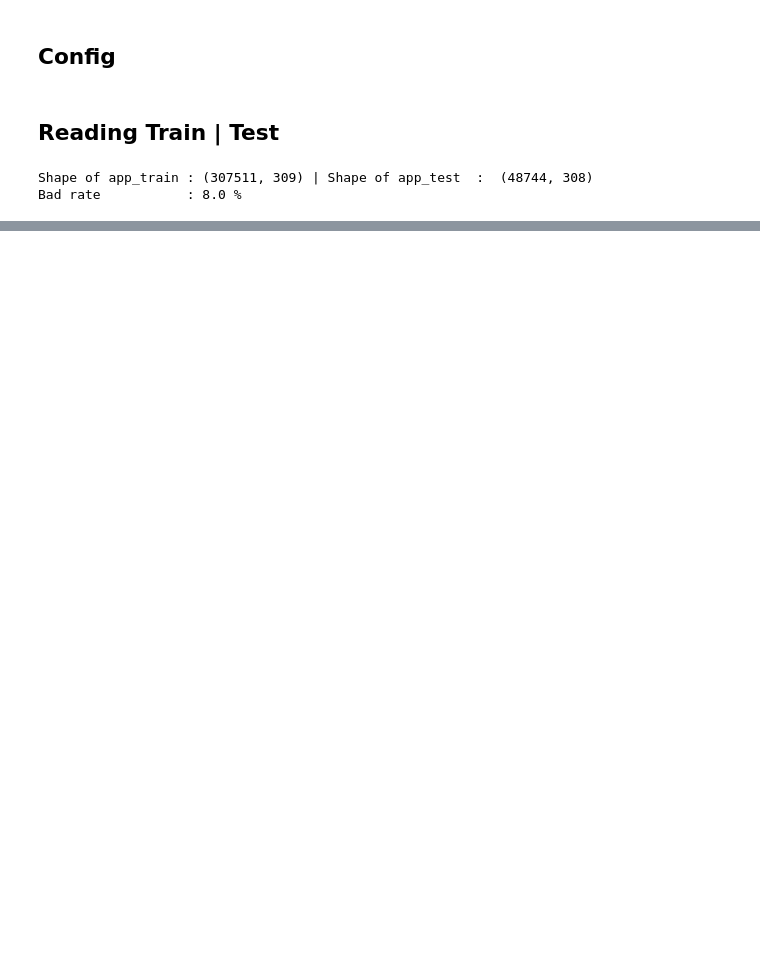
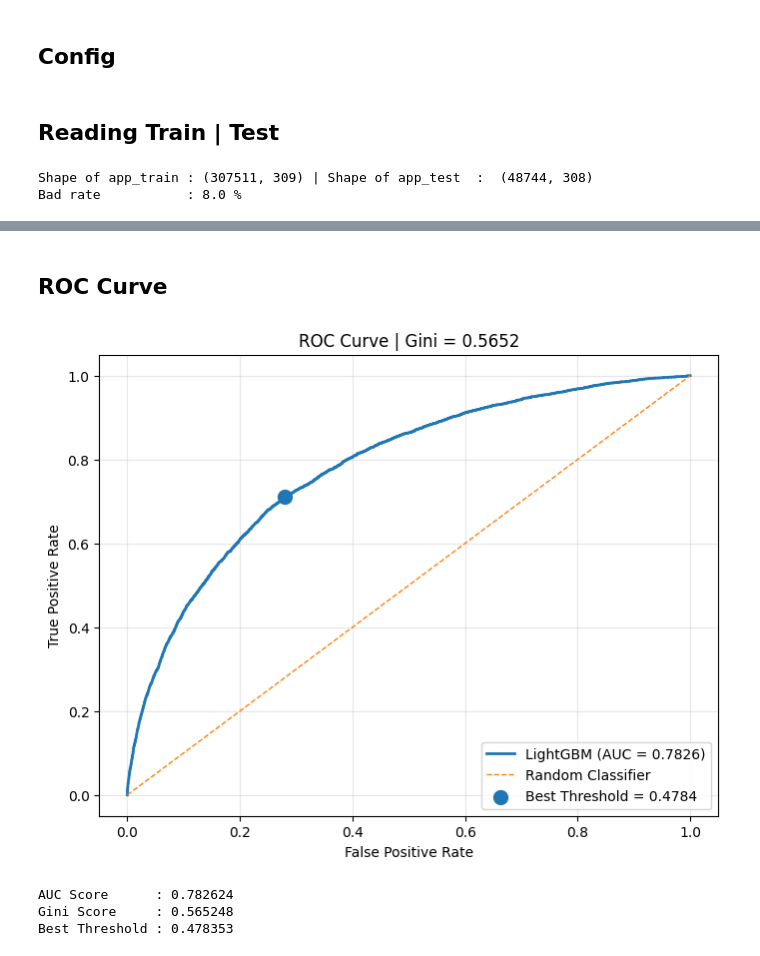
Before and after one commit to vijaytakbhate2002/home_credit_risk_detection, a Jupyter notebook: 3_lightgbm_training.ipynb, the cells around one changed output, grey strips where cells are left out. Saved outputs shown, nothing was run; the diff lists cells and outputs as text; code cells hidden in the pictures; blank space fills up the shorter version.

```diff
--- a/3_lightgbm_training.ipynb
+++ b/3_lightgbm_training.ipynb
@@ -203,0 +461,34 @@ Top 20 Features
+# %% [markdown]
+## ROC Curve
+# %%
+y_pred_proba = base_model.predict_proba(X_valid)[:, 1]
+
+fpr, tpr, thresholds = roc_curve(y_valid, y_pred_proba)
+auc = roc_auc_score(y_valid, y_pred_proba)
+gini = 2 * auc - 1
+
+best_idx = np.argmax(tpr - fpr)
+best_threshold = thresholds[best_idx]
+
+plt.figure(figsize=(8, 6))
+plt.plot(fpr, tpr, lw=2, label=f'LightGBM (AUC = {auc:.4f})')
+plt.plot([0, 1], [0, 1], '--', lw=1, label='Random Classifier')
+plt.scatter(fpr[best_idx], tpr[best_idx], s=100,
+            label=f'Best Threshold = {best_threshold:.4f}')
+
+plt.xlabel('False Positive Rate')
+plt.ylabel('True Positive Rate')
+plt.title(f'ROC Curve | Gini = {gini:.4f}')
+plt.legend(loc='lower right')
+plt.grid(alpha=0.3)
+
+plt.show()
+
+print(f"AUC Score      : {auc:.6f}")
+print(f"Gini Score     : {gini:.6f}")
+print(f"Best Threshold : {best_threshold:.6f}")
+# %% [output]
+[figure, added]
+AUC Score      : 0.782624
+Gini Score     : 0.565248
+Best Threshold : 0.478353
```
Also changed, not shown: parts of 20 cells of this notebook, 3 other files.
